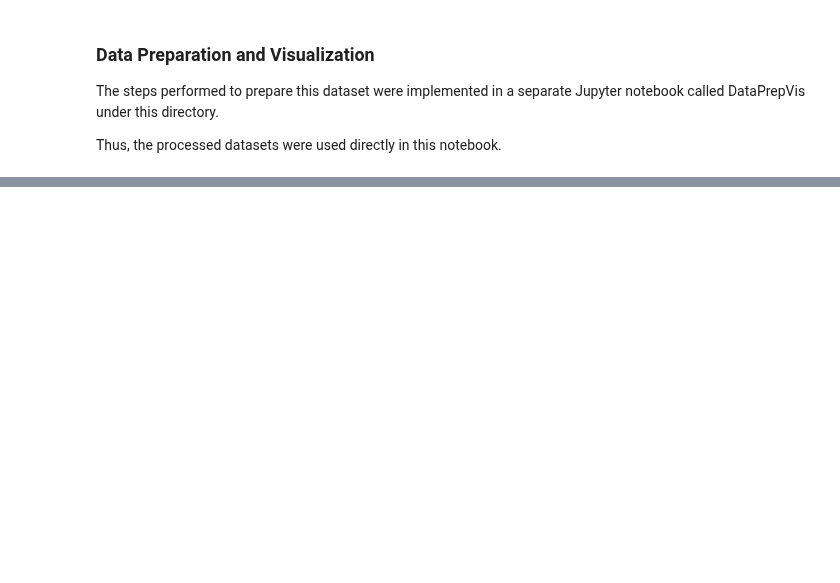
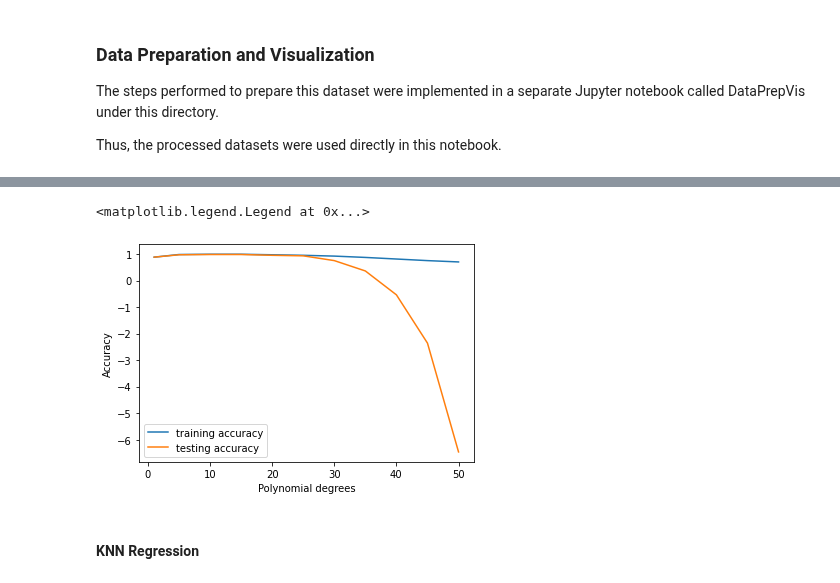
Before and after one commit to CCT-MastersDA/cct-ca2, a Jupyter notebook: jupyter/ML.ipynb, the cells around one changed output, grey strips where cells are left out. Saved outputs shown, nothing was run; the diff lists cells and outputs as text; code cells hidden in the pictures; blank space fills up the shorter version.

```diff
--- a/jupyter/ML.ipynb
+++ b/jupyter/ML.ipynb
@@ -569,0 +742,4 @@ for v in to_model:
+# %%
+# showing the scores for each degree that was calculated for the train and test sets
+lr_results_imp_ire_df = pd.DataFrame(lr_results_imp_ire, columns=['Import Value', 'Degree', 'Train_R2', 'Test_R2'])
+lr_results_imp_ire_df
@@ -569,0 +759,12 @@ for v in to_model:
+# %%
+# plotting a graph with the train and testing scores set from the results table
+plt.plot(lr_results_imp_ire_df['Degree'], lr_results_imp_ire_df['Train_R2'], label="training accuracy")
+plt.plot(lr_results_imp_ire_df['Degree'], lr_results_imp_ire_df['Test_R2'], label="testing accuracy")
+plt.ylabel("Accuracy")
+plt.xlabel("Polynomial degrees")
+plt.legend()
+# %% [output]
+<matplotlib.legend.Legend at 0x...>
+[figure, added]
+# %% [markdown]
+#### KNN Regression
```
Also changed, not shown: parts of 33 cells of this notebook, 2 other files.
